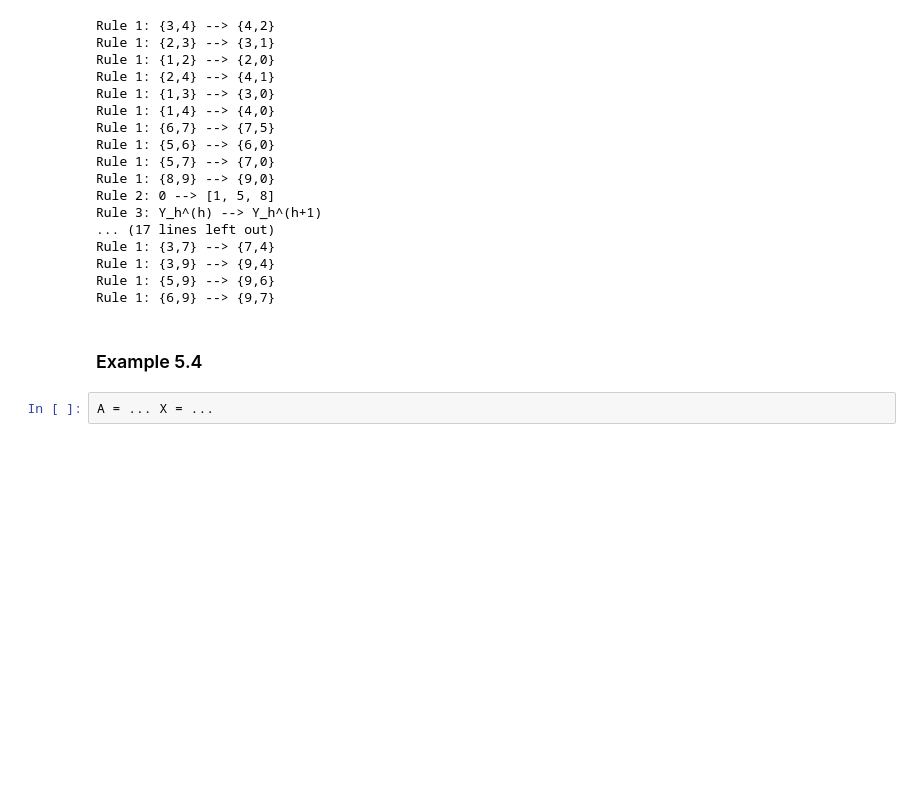
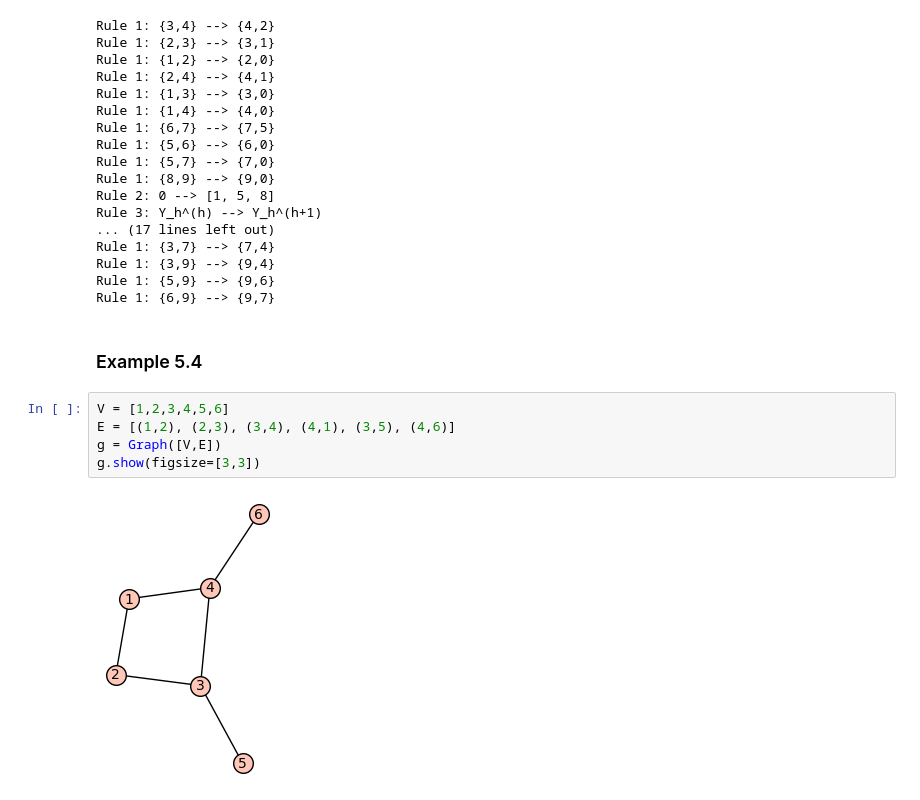
Before and after one commit to jephianlin/publish, a Jupyter notebook: Gssp_illustration.ipynb, the cells around one changed output. Cells and saved outputs as stored; diff of their text form; blank space fills up the shorter version.

```diff
--- a/Gssp_illustration.ipynb
+++ b/Gssp_illustration.ipynb
@@ -51,5 +168,10 @@ Rule 1: {5,9} --> {9,6}
 Rule 1: {6,9} --> {9,7}
 # %% [markdown]
 ### Example 5.4
-# %%
-A = ... X = ...
+# %%
+V = [1,2,3,4,5,6]
+E = [(1,2), (2,3), (3,4), (4,1), (3,5), (4,6)]
+g = Graph([V,E])
+g.show(figsize=[3,3])
+# %% [output]
+[figure, added]
```
Also changed, not shown: parts of 25 cells of this notebook, 3 other files.
